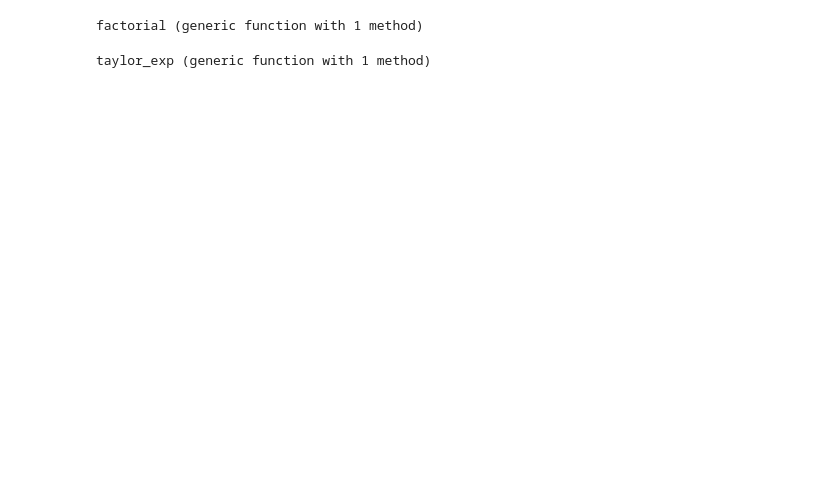
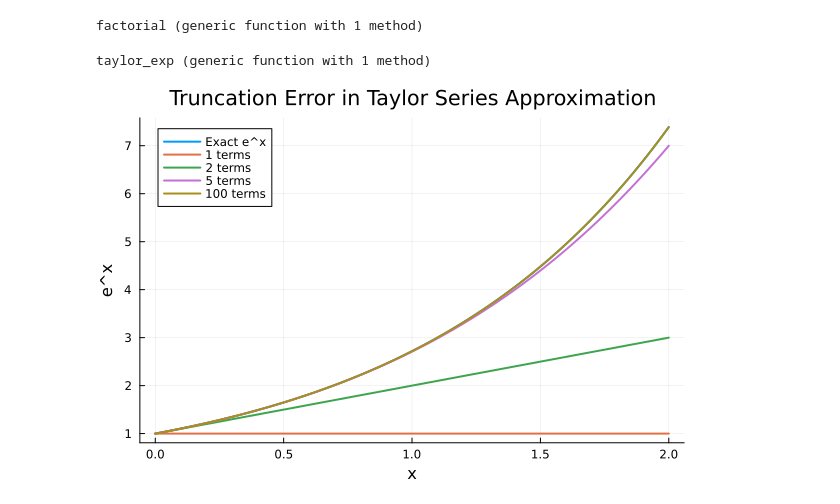
Before and after one commit to phufar/Numer, a Jupyter notebook: lab7_0971.ipynb, the cells around one changed output. Drawn from its saved outputs; the diff is of its cells as text; code cells hidden in the pictures; blank space fills up the shorter version.

```diff
--- a/lab7_0971.ipynb
+++ b/lab7_0971.ipynb
@@ -90,9 +78,9 @@ end
 factorial (generic function with 1 method)
 # %%
 function taylor_exp(x, n_terms)
-    approximation = zeros(size(x))
-    for n in 0:n_terms
-        approximation .= approximation .+ (x .^ n) ./ factorial(n)
+    approximation = zero.(x)
+    for n in 0:n_terms-1
+        approximation .+= (x .^ n) ./ factorial(big(n))
     end
     return approximation
 end
@@ -101,12 +89,15 @@ taylor_exp (generic function with 1 method)
 # %%
 using Plots
 x = LinRange(0, 2, 100)
 exact = exp.(x)
 n_terms_list = [1, 2, 5, 100]
 
 
 p = plot(x, exact, label="Exact e^x", title="Truncation Error in Taylor Series Approximation", xlabel="x", ylabel="e^x", linewidth=2, grid=true)
 for n_terms in n_terms_list
     approx = taylor_exp(x, n_terms)
     plot!(p, x, approx, label = "$n_terms terms", linewidth=2)
 end
+display(p)
+# %% [output]
+[figure, added]
```
Also changed, not shown: parts of 6 cells of this notebook.
